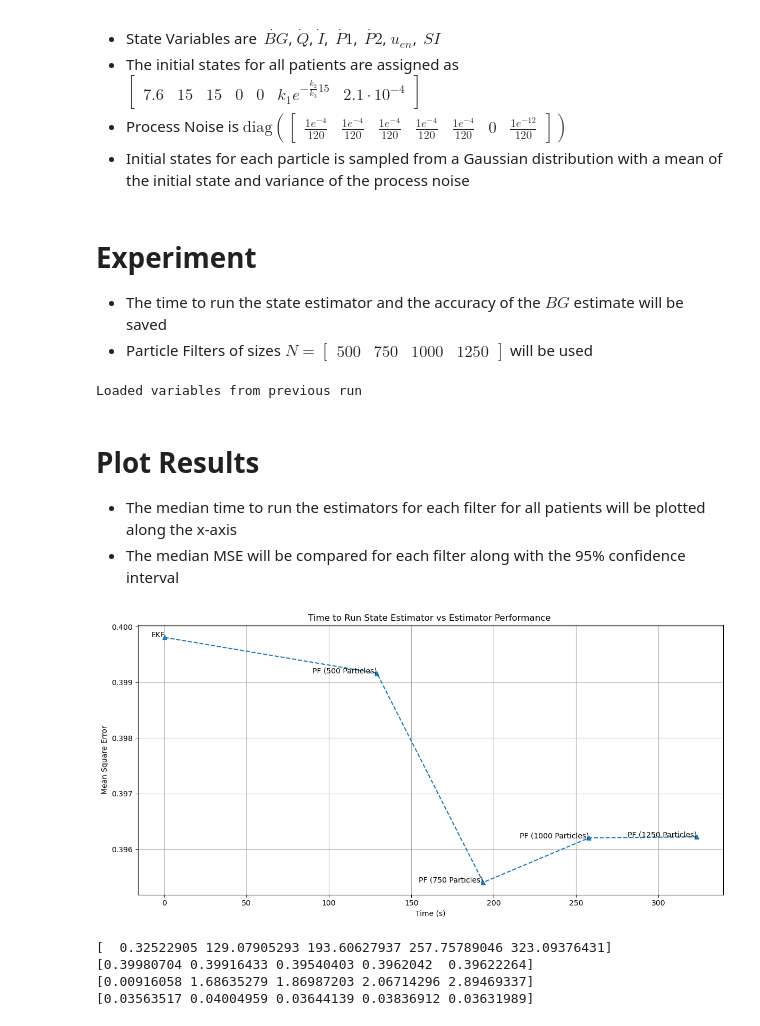
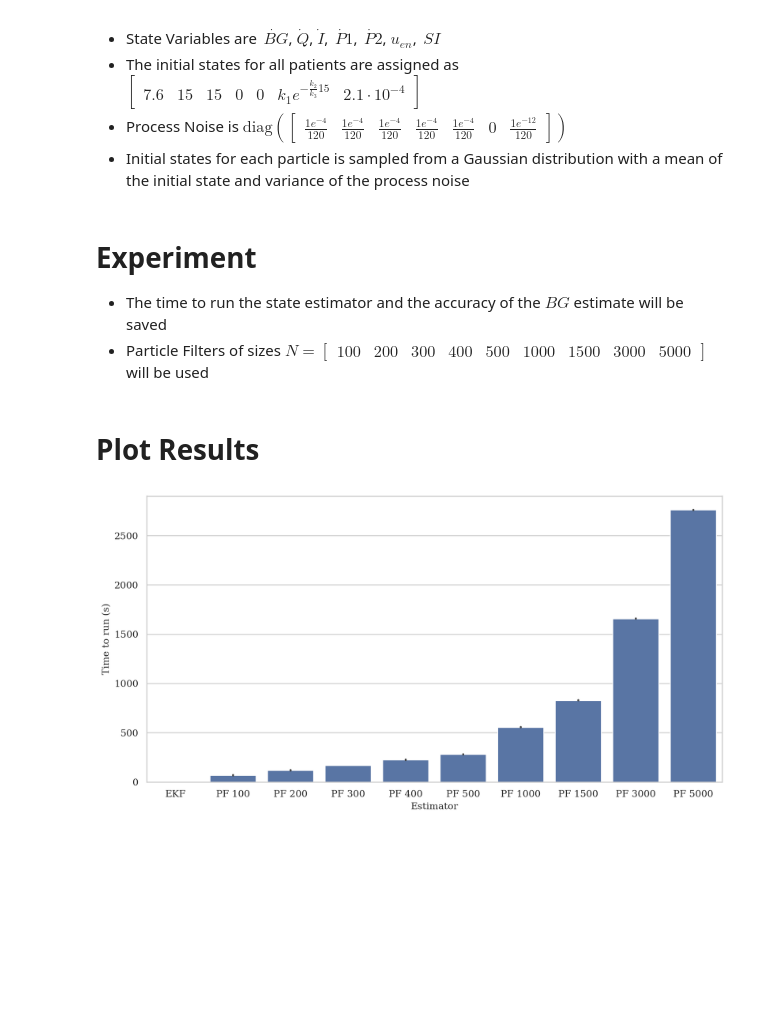
Before and after one commit to mlmulv/Thesis-Code, a Jupyter notebook: notebooks/02_Estimator_Comparison.ipynb, the cells around one changed output. Saved outputs shown, nothing was run; the diff lists cells and outputs as text; code cells hidden in the pictures; blank space fills up the shorter version.

Commit message:
Changed plot in notebook

```diff
--- a/notebooks/02_Estimator_Comparison.ipynb
+++ b/notebooks/02_Estimator_Comparison.ipynb
@@ -70,78 +36,23 @@ input_functions = {"D": D_func, "PN": PN_func, "Uex": uex_func}
 # %% [markdown]
 # Experiment
 + The time to run the state estimator and the accuracy of the $BG$ estimate will be saved
-+ Particle Filters of sizes $N = \begin{bmatrix}  500  & 750 & 1000 & 1250 \end{bmatrix}$ will be used
++ Particle Filters of sizes $N = \begin{bmatrix}  100 & 200 & 300 & 400 & 500 & 1000 & 1500 & 3000 & 5000 \end{bmatrix}$ will be used
 # %%
 try:
-    mse_est = np.load("variables/mse_arr_02.npy")
-    time_train = np.load("variables/time_arr_02.npy")
-    print("Loaded variables from previous run")
+    time_train = np.load("../scripts/variables/time_arr_02.npy")
+    error_est = np.load("../scripts/variables/error_arr_02.npy")
 except Exception:
-    num_particles = np.arange(500, 2250, 250)
-    num_filters = len(num_particles) + 1 # 1 EKF filter and the number of variations of PF with the assigned number of particles
-    t = np.arange(0, sim_hours*60+1, dt)
-    t_meas = np.arange(0, sim_hours*60+1, dtmeas)
-    time_train = np.zeros(shape=(num_filters, num_patients))
-    mse_est = np.zeros_like(time_train)
-
-    for i in range(num_patients):
-        print(f"Patient {i+1} / {num_patients}")
-        model = icing_model.ICINGModel(params=None,dt=dt, initial_state=initial_state, process_noise_vars=process_noises, measurement_noise_var=meas_noise_std**2, u_funcs=input_functions)
-        G_true = patient_data[i]['BG']
-        G_meas = patient_data[i]['BG_meas']
-
-        for j in range(num_filters):
-            if j != 0: # PF
-                PF_filter = particle_filter.BootstrapParticleFilter(num_particles=num_particles[j-1], num_states=num_states, model=model, Ts_meas=dtmeas)
-                sim = PF_filter.simulate(t, t_meas, G_meas, PF_filter)
-                timeStart = time.time()
-                _, _, _, _, G_est, _, _, _, _, _, _, _ = sim.run()
-                timeEnd = time.time()
-                time_train[j,i] = timeEnd-timeStart
-                mse_est[j,i] = mean_squared_error(G_true,G_est)
-            else: # EKF
-                EKF_filter = ext_kalman_filter.ExtendedKalmanFilter(num_states=num_states, model=model, ts_meas=dtmeas)
-                sim = EKF_filter.simulate(t, t_meas, G_meas, EKF_filter)
-                timeStart = time.time()
-                _, _, G_est,_,_, _, _, _, _,_ = sim.run()
-                timeEnd = time.time()
-                time_train[j,i] = timeEnd-timeStart
-                mse_est[j,i] = mean_squared_error(G_true,G_est)
-
-    print("Done")
-    np.save("variables/time_arr_02", time_train)
-    np.save("variables/mse_arr_02", mse_est)
+    print("Can not find results from 02_Estimator_Comparison_script.py file")
-# %% [output]
-Loaded variables from previous run
 # %% [markdown]
 # Plot Results
-+ The median time to run the estimators for each filter for all patients will be plotted along the x-axis
-+ The median MSE will be compared for each filter along with the 95% confidence interval
 # %%
-time_train_med = np.median(time_train, axis=1)
-time_train_iqr = np.quantile(time_train, 0.75, axis=1) - np.quantile(time_train, 0.25, axis=1)
-mse_est_med = np.median(mse_est, axis=1)
-mse_est_iqr = np.quantile(mse_est, 0.75, axis=1) - np.quantile(mse_est, 0.25, axis=1)
-labels = ['EKF',  'PF (500 Particles)', 'PF (750 Particles)', 'PF (1000 Particles)', 'PF (1250 Particles)']
+filters = ["EKF"]
+num_particles = np.asarray([100, 200, 300, 400, 500, 1000, 1500, 3000, 5000])
+pfs = [f"PF {particles}" for particles in num_particles]
+filters.extend(pfs)
+df = pd.DataFrame(time_train.T, columns=filters).melt(var_name='Estimator', value_name='Time to run (s)')
 
 fig, ax = plt.subplots(figsize=(12,6))
-ax.plot(time_train_med, mse_est_med, linestyle='--', marker='^')
-for x,y,label in zip(time_train_med, mse_est_med, labels):
-    ax.annotate(label, (x,y), ha='right')
-ax.set_xlabel('Time (s)')
-ax.set_ylabel('Mean Square Error')
-ax.set_title('Time to Run State Estimator vs Estimator Performance ')
-ax.grid()
-fig.tight_layout()
+sns.barplot(df, x="Estimator", y="Time to run (s)", ax=ax);
 # %% [output]
-[figure, old version]
+[figure, new version]
-# %%
-print(time_train_med)
-print(mse_est_med)
-print(time_train_iqr)
-print(mse_est_iqr)
-# %% [output]
-[  0.32522905 129.07905293 193.60627937 257.75789046 323.09376431]
-[0.39980704 0.39916433 0.39540403 0.3962042  0.39622264]
-[0.00916058 1.68635279 1.86987203 2.06714296 2.89469337]
-[0.03563517 0.04004959 0.03644139 0.03836912 0.03631989]
```
Also changed, not shown: parts of 6 cells of this notebook, 1 other file.
